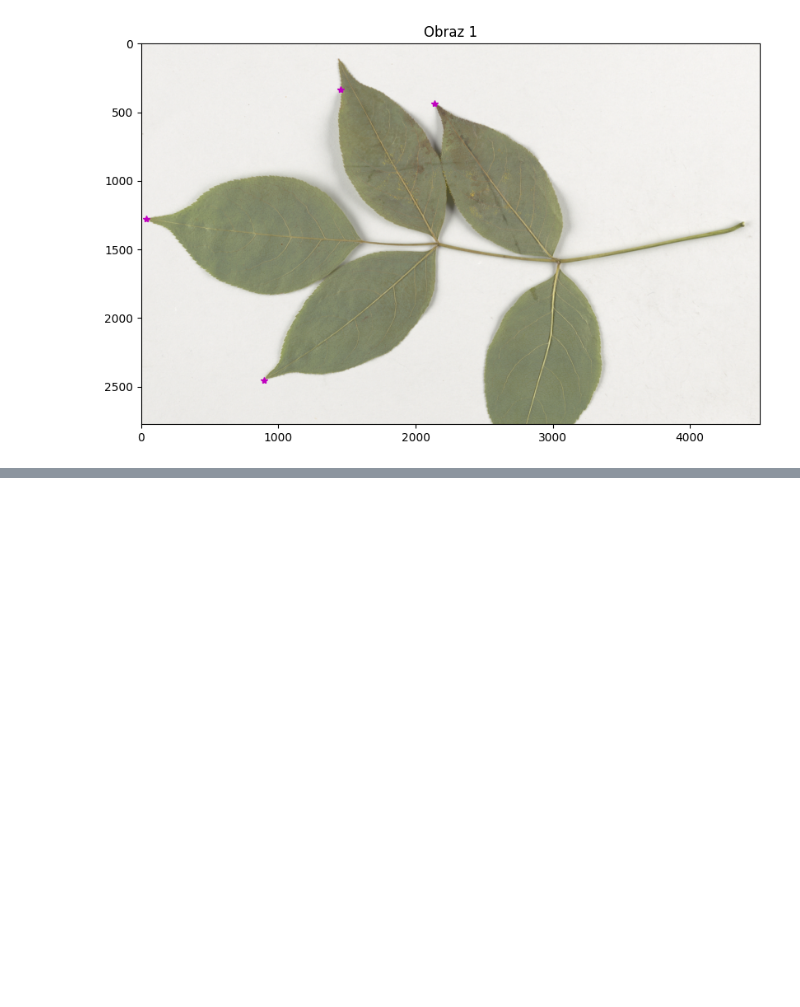
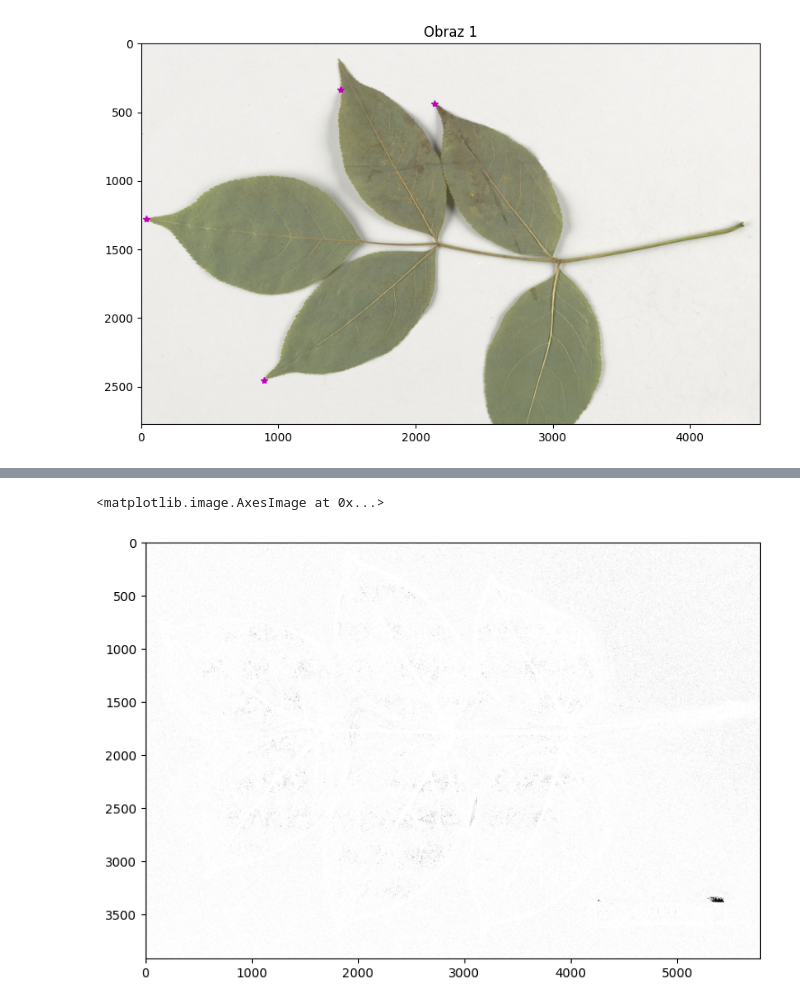
Before and after one commit to zojapila/feature_detection_opencl, a Jupyter notebook: materialy_feature_points/lab6.ipynb, the cells around one changed output, grey strips where cells are left out. Drawn from its saved outputs; the diff is of its cells as text; code cells hidden in the pictures; blank space fills up the shorter version.

```diff
--- a/materialy_feature_points/lab6.ipynb
+++ b/materialy_feature_points/lab6.ipynb
@@ -76,6 +87,12 @@ plot_im(max1, f1_original)
 # %%
-f1_original  = cv2.imread("BG_0014.tif")
-f1 = cv2.cvtColor(f1_original, cv2.COLOR_BGR2GRAY)
+f1_original  = cv2.imread("/home/zosia/aaw/feature_detection_opencl/materialy_feature_points/FeatureDetection_FinOutput copy.bmp")
+# f1 = cv2.cvtColor(f1_original, cv2.COLOR_BGR2GRAY)
+plt.figure(figsize=(12, 6))
+plt.imshow(f1_original)
+# print(f1_original)
+# %% [output]
+<matplotlib.image.AxesImage at 0x...>
+[figure, added]
 # %%
 # h1 = harris(f1, 5,5)
 # max1 = find_max(h1, 5, 0.55)
```
Also changed, not shown: parts of 4 cells of this notebook, 17 other files.
